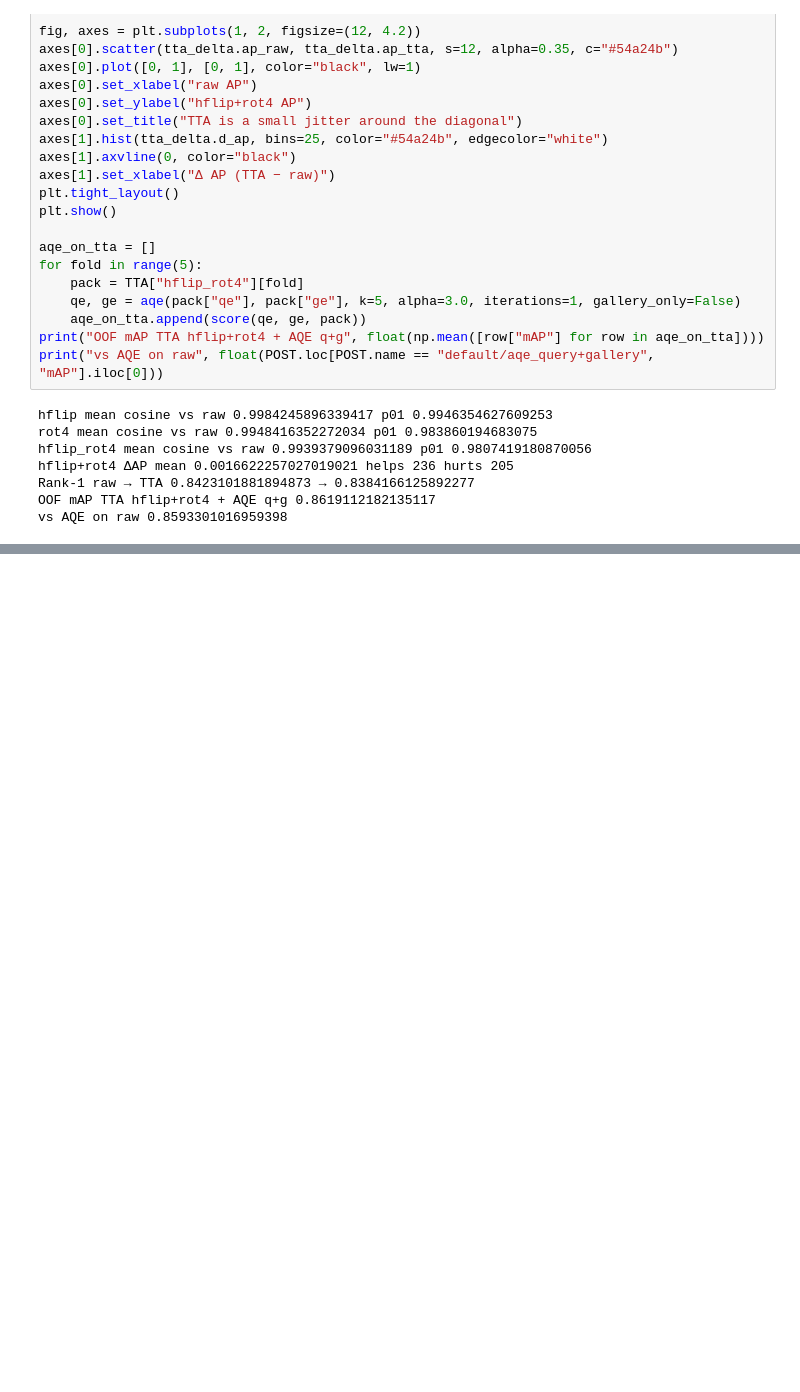
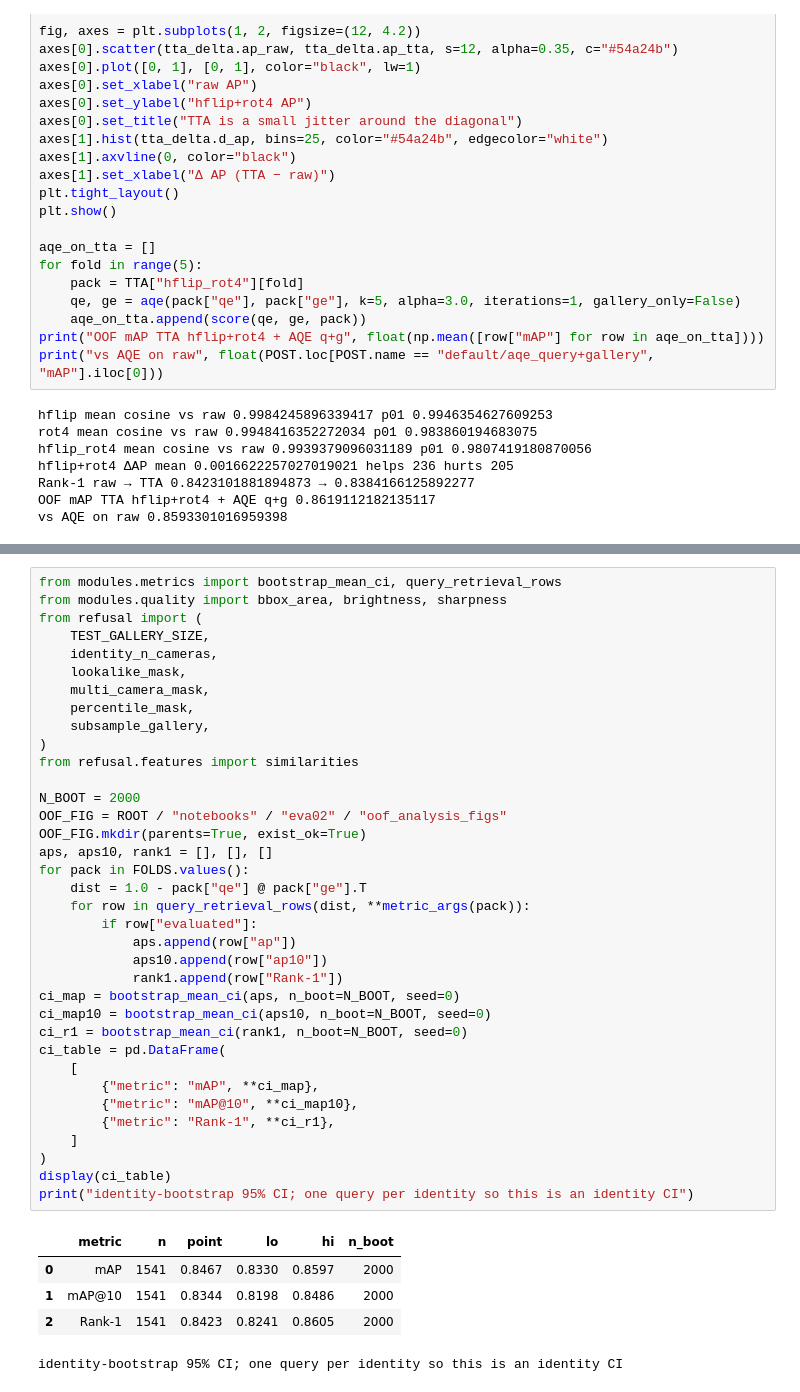
Before and after one commit to l1ghtsource/Vehicle-ReID, a Jupyter notebook: notebooks/eva02/oof_analysis.ipynb, the cells around one changed output, grey strips where cells are left out. Drawn from its saved outputs; the diff is of its cells as text; blank space fills up the shorter version.

Commit message:
Restore the OOF analysis notebooks from the previous commit.
The throughput worker-pool change stays; only oof_analysis and oof_compare go back to their prior contents.

```diff
--- a/notebooks/eva02/oof_analysis.ipynb
+++ b/notebooks/eva02/oof_analysis.ipynb
@@ -750,0 +758,42 @@ vs AQE on raw 0.8593301016959398
+# %%
+from modules.metrics import bootstrap_mean_ci, query_retrieval_rows
+from modules.quality import bbox_area, brightness, sharpness
+from refusal import (
+    TEST_GALLERY_SIZE,
+    identity_n_cameras,
+    lookalike_mask,
+    multi_camera_mask,
+    percentile_mask,
+    subsample_gallery,
+)
+from refusal.features import similarities
+
+N_BOOT = 2000
+OOF_FIG = ROOT / "notebooks" / "eva02" / "oof_analysis_figs"
+OOF_FIG.mkdir(parents=True, exist_ok=True)
+aps, aps10, rank1 = [], [], []
+for pack in FOLDS.values():
+    dist = 1.0 - pack["qe"] @ pack["ge"].T
+    for row in query_retrieval_rows(dist, **metric_args(pack)):
+        if row["evaluated"]:
+            aps.append(row["ap"])
+            aps10.append(row["ap10"])
+            rank1.append(row["Rank-1"])
+ci_map = bootstrap_mean_ci(aps, n_boot=N_BOOT, seed=0)
+ci_map10 = bootstrap_mean_ci(aps10, n_boot=N_BOOT, seed=0)
+ci_r1 = bootstrap_mean_ci(rank1, n_boot=N_BOOT, seed=0)
+ci_table = pd.DataFrame(
+    [
+        {"metric": "mAP", **ci_map},
+        {"metric": "mAP@10", **ci_map10},
+        {"metric": "Rank-1", **ci_r1},
+    ]
+)
+display(ci_table)
+print("identity-bootstrap 95% CI; one query per identity so this is an identity CI")
+# %% [output]
+|  | metric | n | point | lo | hi | n_boot |
+| 0 | mAP | 1541 | 0.8467 | 0.8330 | 0.8597 | 2000 |
+| 1 | mAP@10 | 1541 | 0.8344 | 0.8198 | 0.8486 | 2000 |
+| 2 | Rank-1 | 1541 | 0.8423 | 0.8241 | 0.8605 | 2000 |
+identity-bootstrap 95% CI; one query per identity so this is an identity CI
```
Also changed, not shown: parts of 8 cells of this notebook, 1 other file.
